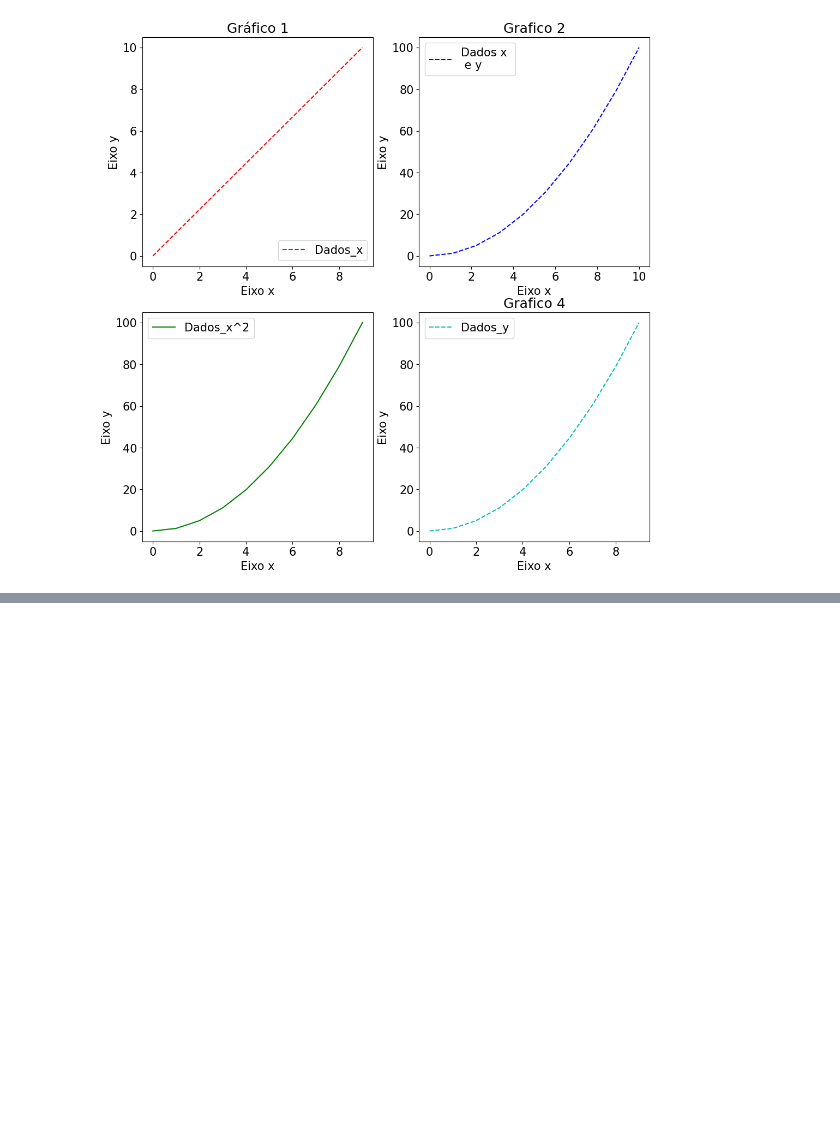
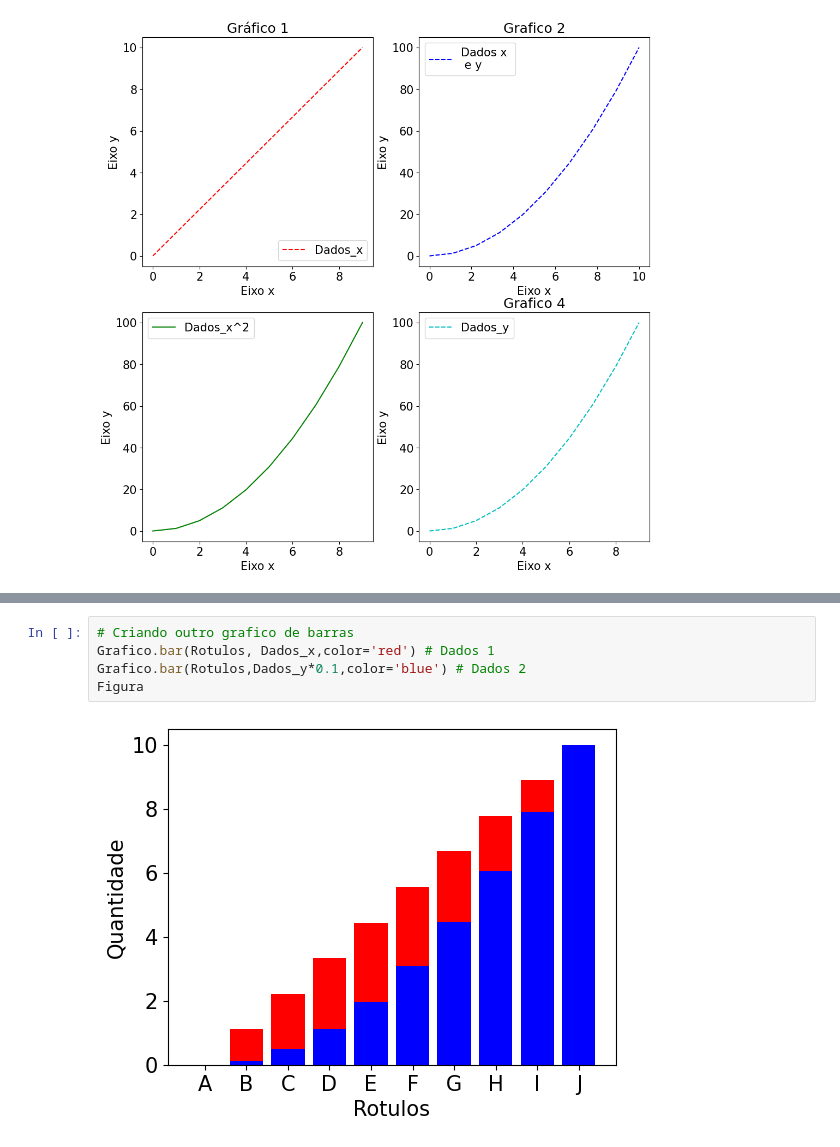
Before and after one commit to danielvieira95/Inteligencia_Artificial_2025, a Jupyter notebook: Turma-B/Aulas03e04/codigo.ipynb, the cells around one changed output, grey strips where cells are left out. Cells and saved outputs as stored; diff of their text form; blank space fills up the shorter version.

```diff
--- a/Turma-B/Aulas03e04/codigo.ipynb
+++ b/Turma-B/Aulas03e04/codigo.ipynb
@@ -75,0 +90,7 @@ plt.show() # remove o warning
+# %%
+# Criando outro grafico de barras
+Grafico.bar(Rotulos, Dados_x,color='red') # Dados 1
+Grafico.bar(Rotulos,Dados_y*0.1,color='blue') # Dados 2
+Figura
+# %% [output]
+[figure, added]
```
Also changed, not shown: parts of 1 cell of this notebook.
